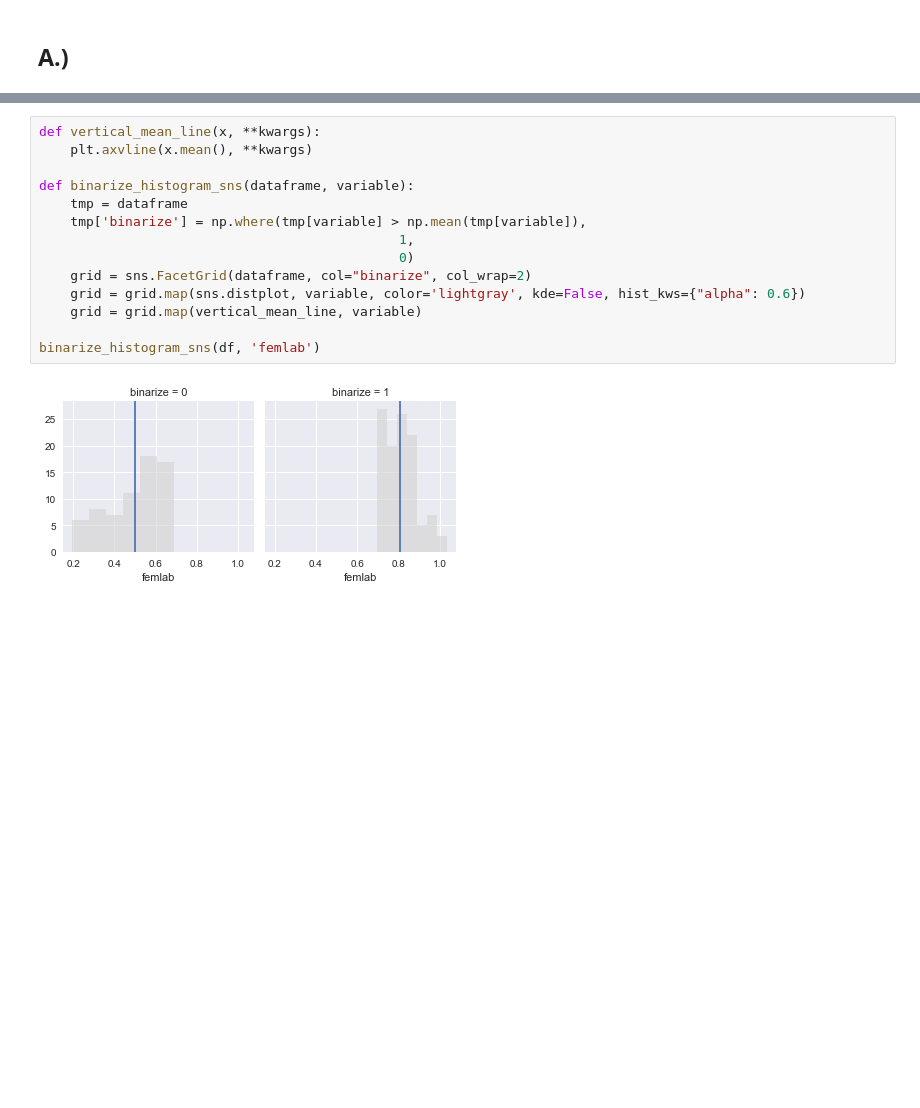
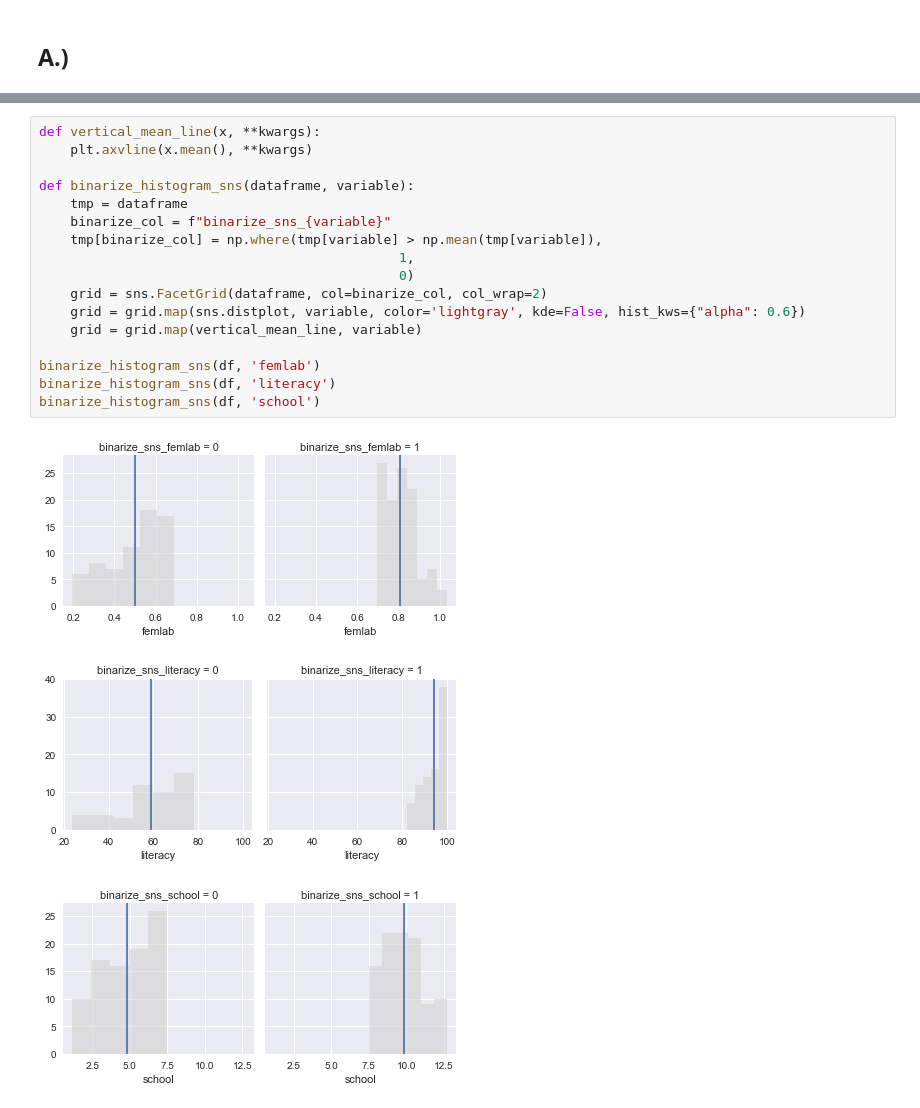
Before and after one commit to lporras/data-science-desafio, a Jupyter notebook: 2-modulo-fundamentos-data-science/hipótesis_y_correlación/desafios/graficos_y_correlacion/Desafio 2526 Gráficos y Correlación.ipynb, the cells around one changed output, grey strips where cells are left out. Drawn from its saved outputs; the diff is of its cells as text; blank space fills up the shorter version.

```diff
--- a/2-modulo-fundamentos-data-science/hipótesis_y_correlación/desafios/graficos_y_correlacion/Desafio 2526 Gráficos y Correlación.ipynb
+++ b/2-modulo-fundamentos-data-science/hipótesis_y_correlación/desafios/graficos_y_correlacion/Desafio 2526 Gráficos y Correlación.ipynb
@@ -91,16 +96,21 @@ binarize_histogram(df, 'femlab')
 # %%
 def vertical_mean_line(x, **kwargs):
     plt.axvline(x.mean(), **kwargs)
 
 def binarize_histogram_sns(dataframe, variable):
     tmp = dataframe
-    tmp['binarize'] = np.where(tmp[variable] > np.mean(tmp[variable]),
+    binarize_col = f"binarize_sns_{variable}"
+    tmp[binarize_col] = np.where(tmp[variable] > np.mean(tmp[variable]),
                                               1,
                                               0)
-    grid = sns.FacetGrid(dataframe, col="binarize", col_wrap=2)
+    grid = sns.FacetGrid(dataframe, col=binarize_col, col_wrap=2)
     grid = grid.map(sns.distplot, variable, color='lightgray', kde=False, hist_kws={"alpha": 0.6})
     grid = grid.map(vertical_mean_line, variable)
 
 binarize_histogram_sns(df, 'femlab')
+binarize_histogram_sns(df, 'literacy')
+binarize_histogram_sns(df, 'school')
 # %% [output]
-[figure, old version]
+[figure, new version]
+[figure, added]
+[figure, added]
```
Also changed, not shown: parts of 5 cells of this notebook.
